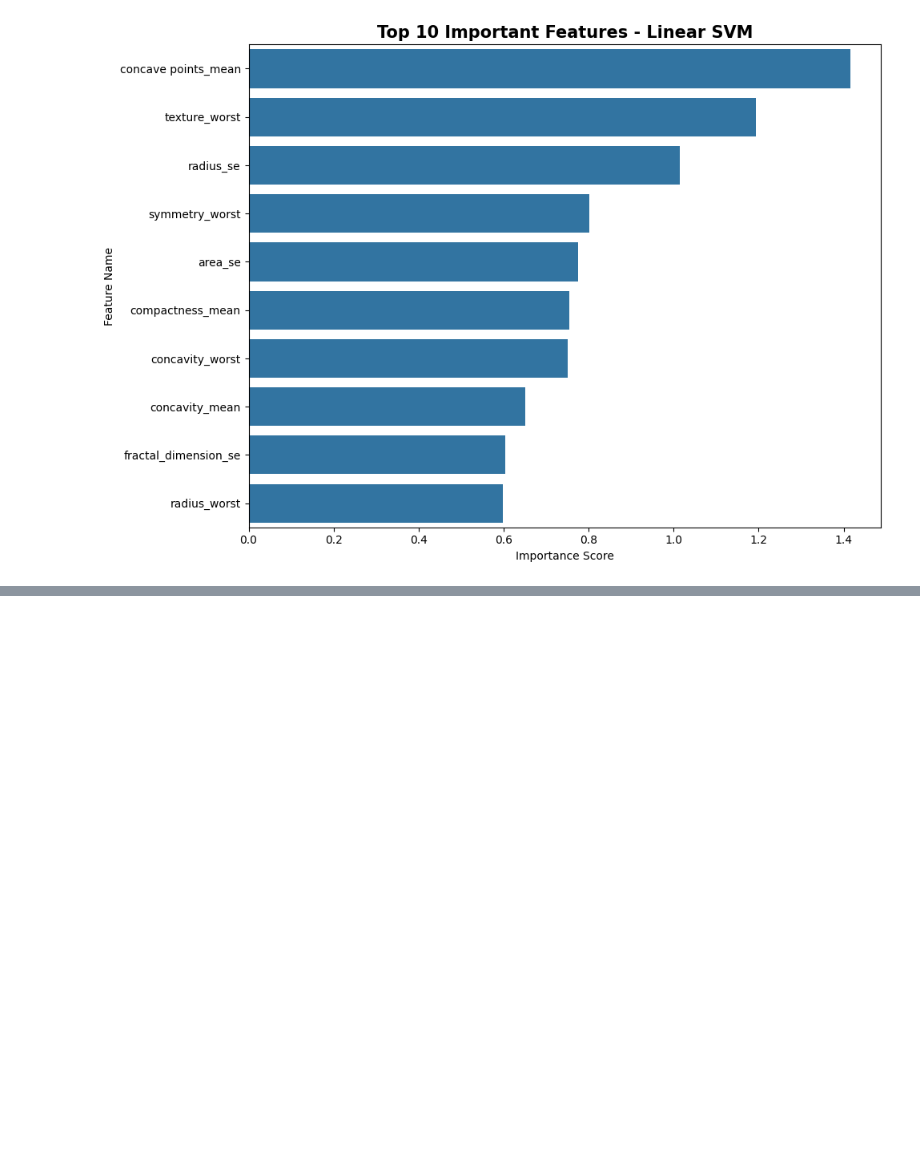
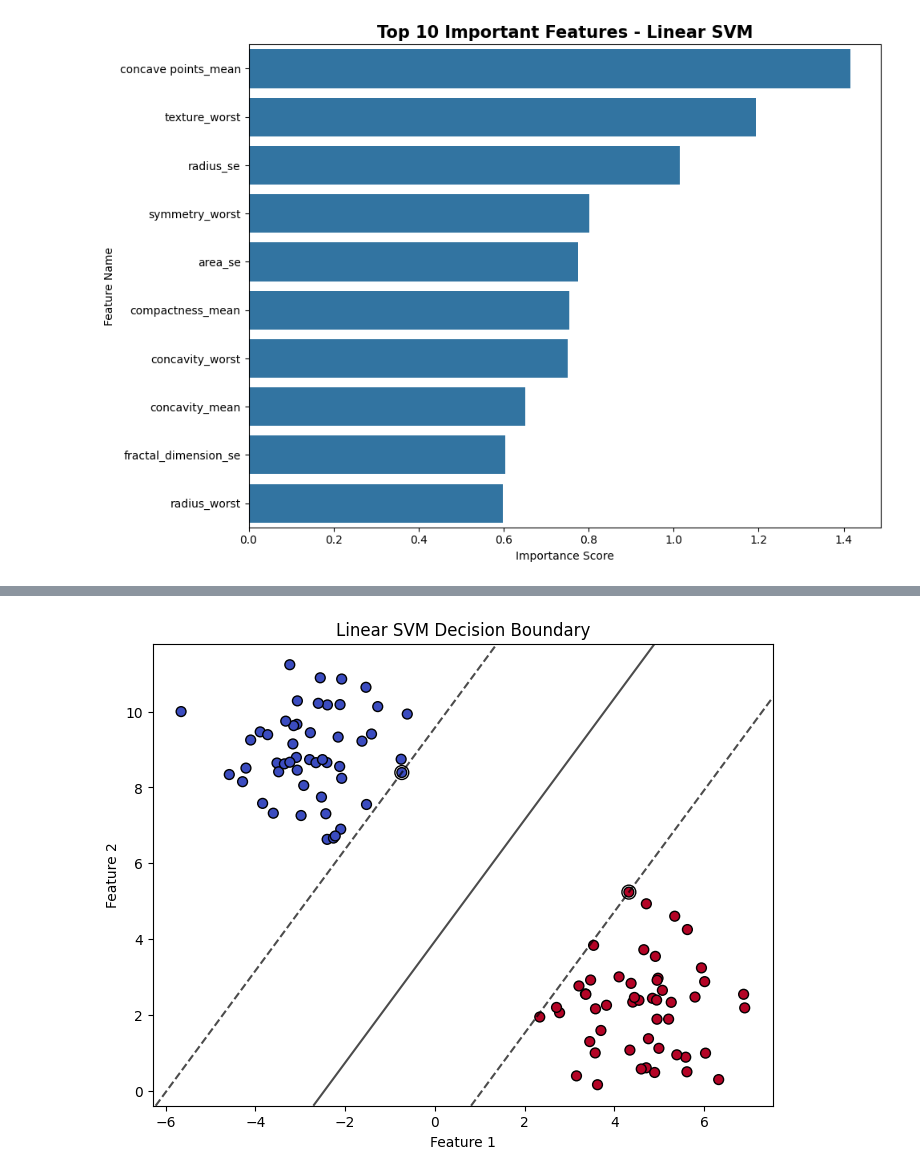
Before and after one commit to HmueGyi/AI_2026, a Jupyter notebook: Day07 SVM/groupA/po/po_Breast_SVM_Classification_(linear).ipynb, the cells around one changed output, grey strips where cells are left out. Cells and saved outputs as stored; diff of their text form; code cells hidden in the pictures; blank space fills up the shorter version.

```diff
--- a/Day07 SVM/groupA/po/po_Breast_SVM_Classification_(linear).ipynb
+++ b/Day07 SVM/groupA/po/po_Breast_SVM_Classification_(linear).ipynb
@@ -261,0 +383,45 @@ plt.show()
+# %%
+import numpy as np
+import matplotlib.pyplot as plt
+from sklearn import datasets
+from sklearn.svm import SVC
+
+# Create a simple 2D dataset
+X, y = datasets.make_blobs(n_samples=100, centers=2, random_state=42, cluster_std=1.2)
+
+# Train a linear SVM
+svm = SVC(kernel='linear')
+svm.fit(X, y)
+
+# Plot the points
+plt.figure(figsize=(8,6))
+plt.scatter(X[:,0], X[:,1], c=y, cmap=plt.cm.coolwarm, s=50, edgecolors='k')
+
+# Plot the decision boundary
+ax = plt.gca()
+xlim = ax.get_xlim()
+ylim = ax.get_ylim()
+
+# Create grid to evaluate model
+xx = np.linspace(xlim[0], xlim[1], 30)
+yy = np.linspace(ylim[0], ylim[1], 30)
+YY, XX = np.meshgrid(yy, xx)
+xy = np.vstack([XX.ravel(), YY.ravel()]).T
+Z = svm.decision_function(xy).reshape(XX.shape)
+
+# Plot decision boundary and margins
+ax.contour(XX, YY, Z, colors='k', levels=[-1, 0, 1], alpha=0.7,
+           linestyles=['--','-','--'])
+
+# Highlight support vectors
+ax.scatter(svm.support_vectors_[:,0], svm.support_vectors_[:,1], s=100,
+           linewidth=1, facecolors='none', edgecolors='k')
+
+
+
+plt.title("Linear SVM Decision Boundary")
+plt.xlabel("Feature 1")
+plt.ylabel("Feature 2")
+plt.show()
+# %% [output]
+[figure, added]
```
Also changed, not shown: parts of 3 cells of this notebook.
